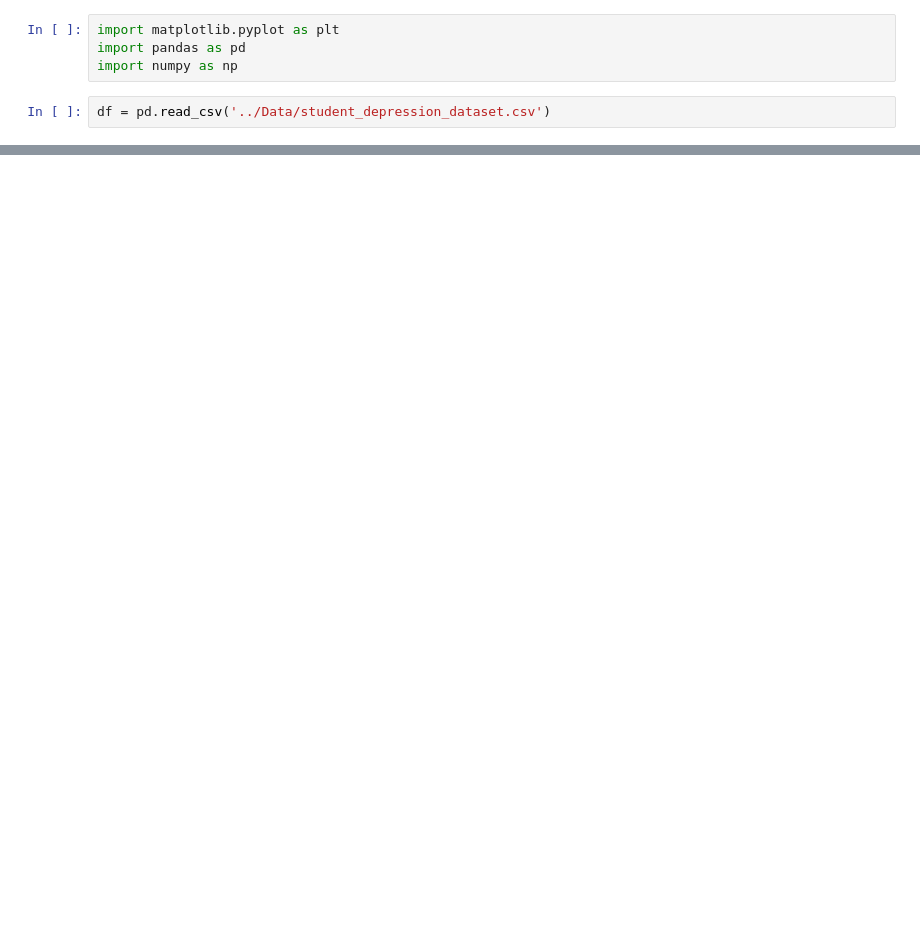
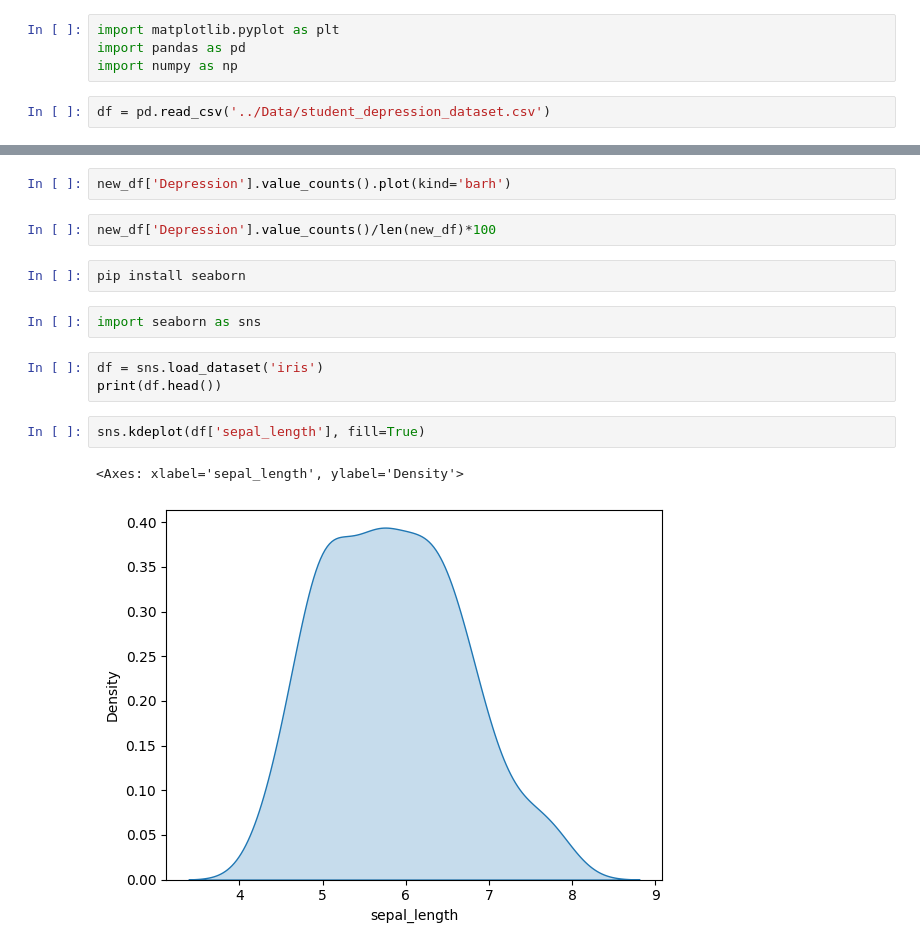
Before and after one commit to felixkdharma/Python, a Jupyter notebook: Training/Data Visualiztion.ipynb, the cells around one changed output, grey strips where cells are left out. Saved outputs shown, nothing was run; the diff lists cells and outputs as text; blank space fills up the shorter version.

Commit message:
Data Visualization Done

```diff
--- a/Training/Data Visualiztion.ipynb
+++ b/Training/Data Visualiztion.ipynb
@@ -82,0 +61,16 @@ new_df.plot.pie(y='Age', figsize=(5, 5))
+# %%
+new_df['Depression'].value_counts().plot(kind='barh')
+# %%
+new_df['Depression'].value_counts()/len(new_df)*100
+# %%
+pip install seaborn
+# %%
+import seaborn as sns
+# %%
+df = sns.load_dataset('iris')
+print(df.head())
+# %%
+sns.kdeplot(df['sepal_length'], fill=True)
+# %% [output]
+<Axes: xlabel='sepal_length', ylabel='Density'>
+[figure, added]
```
Also changed, not shown: parts of 11 cells of this notebook.
